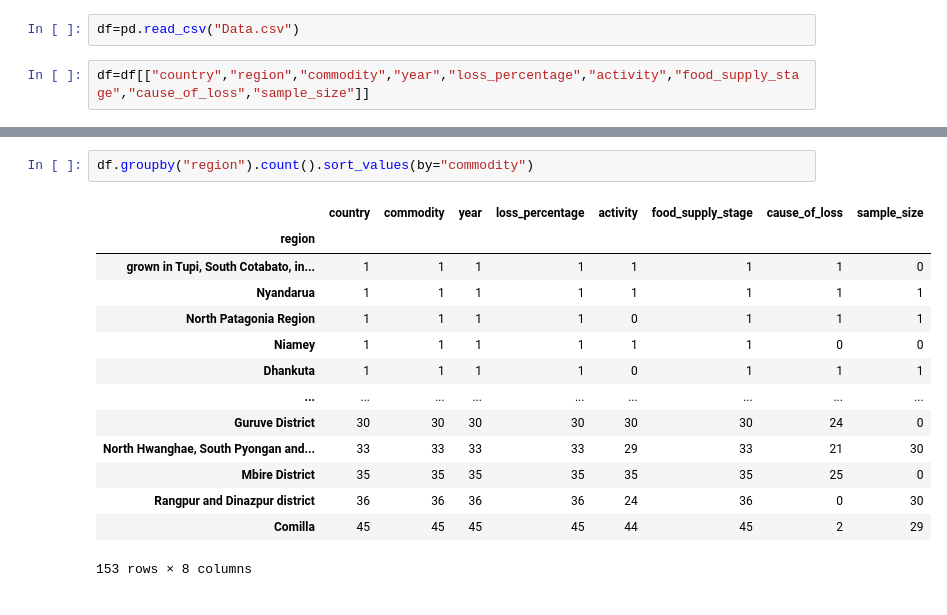
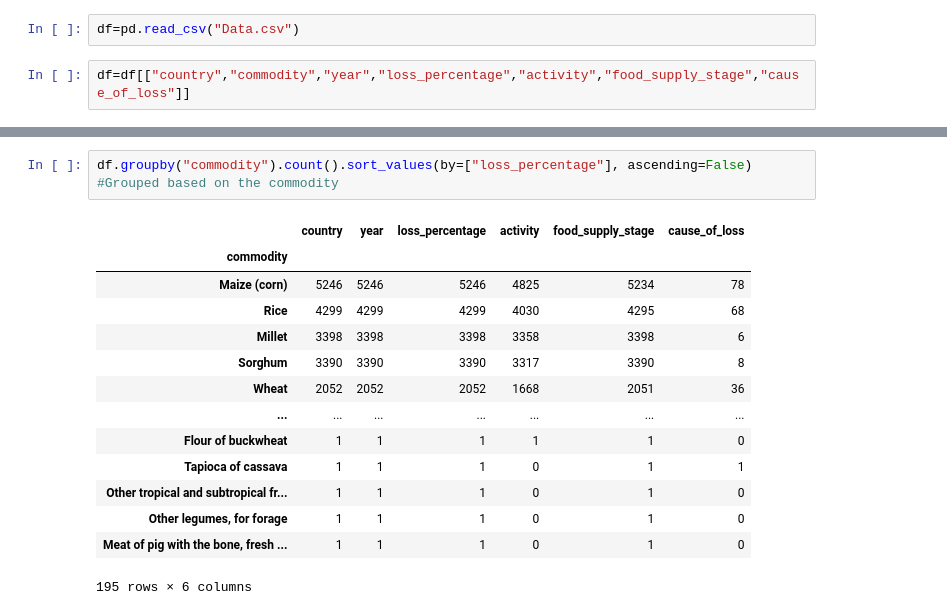
Before and after one commit to murathansygl/Food-Supply-Chain, a Jupyter notebook: eda.ipynb, the cells around one changed output, grey strips where cells are left out. Saved outputs shown, nothing was run; the diff lists cells and outputs as text.

```diff
--- a/eda.ipynb
+++ b/eda.ipynb
@@ -4,7 +4,7 @@ import numpy as np
 # %%
 df=pd.read_csv("Data.csv")
 # %%
-df=df[["country","region","commodity","year","loss_percentage","activity","food_supply_stage","cause_of_loss","sample_size"]]
+df=df[["country","commodity","year","loss_percentage","activity","food_supply_stage","cause_of_loss"]]
 # %%
 df
 # %% [output]
@@ -61,18 +60,18 @@ df.groupby("food_supply_stage").count()
 # %%
-df.groupby("region").count().sort_values(by="commodity")
+df.groupby("commodity").count().sort_values(by=["loss_percentage"], ascending=False)   #Grouped based on the commodity
 # %% [output]
-|  | country | commodity | year | loss_percentage | activity | food_supply_stage | cause_of_loss | sample_size |
-| region |  |  |  |  |  |  |  |  |
-| grown in Tupi, South Cotabato, in... | 1 | 1 | 1 | 1 | 1 | 1 | 1 | 0 |
-| Nyandarua | 1 | 1 | 1 | 1 | 1 | 1 | 1 | 1 |
-| North Patagonia Region | 1 | 1 | 1 | 1 | 0 | 1 | 1 | 1 |
-| Niamey | 1 | 1 | 1 | 1 | 1 | 1 | 0 | 0 |
-| Dhankuta | 1 | 1 | 1 | 1 | 0 | 1 | 1 | 1 |
-| ... | ... | ... | ... | ... | ... | ... | ... | ... |
-| Guruve District | 30 | 30 | 30 | 30 | 30 | 30 | 24 | 0 |
-| North Hwanghae, South Pyongan and... | 33 | 33 | 33 | 33 | 29 | 33 | 21 | 30 |
-| Mbire District | 35 | 35 | 35 | 35 | 35 | 35 | 25 | 0 |
-| Rangpur and Dinazpur district | 36 | 36 | 36 | 36 | 24 | 36 | 0 | 30 |
-| Comilla | 45 | 45 | 45 | 45 | 44 | 45 | 2 | 29 |
+|  | country | year | loss_percentage | activity | food_supply_stage | cause_of_loss |
+| commodity |  |  |  |  |  |  |
+| Maize (corn) | 5246 | 5246 | 5246 | 4825 | 5234 | 78 |
+| Rice | 4299 | 4299 | 4299 | 4030 | 4295 | 68 |
+| Millet | 3398 | 3398 | 3398 | 3358 | 3398 | 6 |
+| Sorghum | 3390 | 3390 | 3390 | 3317 | 3390 | 8 |
+| Wheat | 2052 | 2052 | 2052 | 1668 | 2051 | 36 |
+| ... | ... | ... | ... | ... | ... | ... |
+| Flour of buckwheat | 1 | 1 | 1 | 1 | 1 | 0 |
+| Tapioca of cassava | 1 | 1 | 1 | 0 | 1 | 1 |
+| Other tropical and subtropical fr... | 1 | 1 | 1 | 0 | 1 | 0 |
+| Other legumes, for forage | 1 | 1 | 1 | 0 | 1 | 0 |
+| Meat of pig with the bone, fresh ... | 1 | 1 | 1 | 0 | 1 | 0 |
-153 rows × 8 columns
+195 rows × 6 columns
 # %%
```
Also changed, not shown: parts of 20 cells of this notebook.
